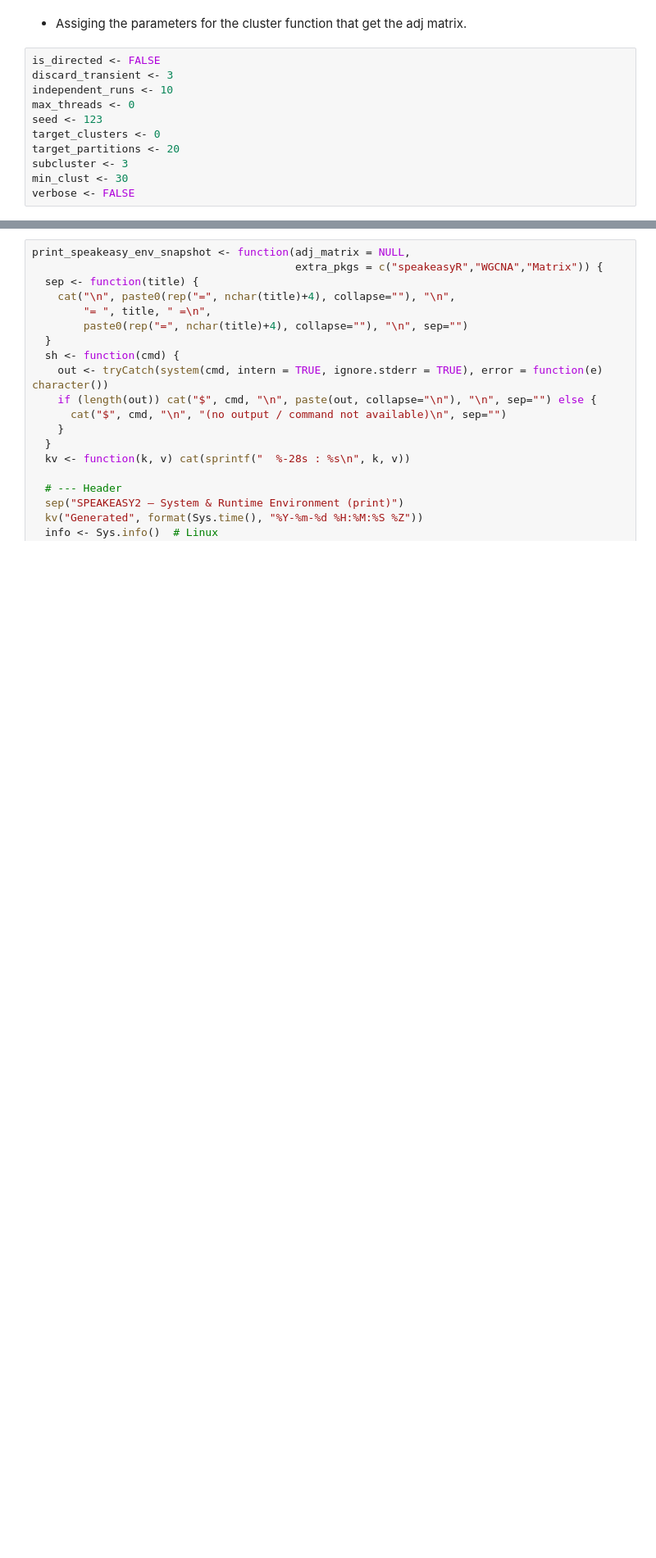
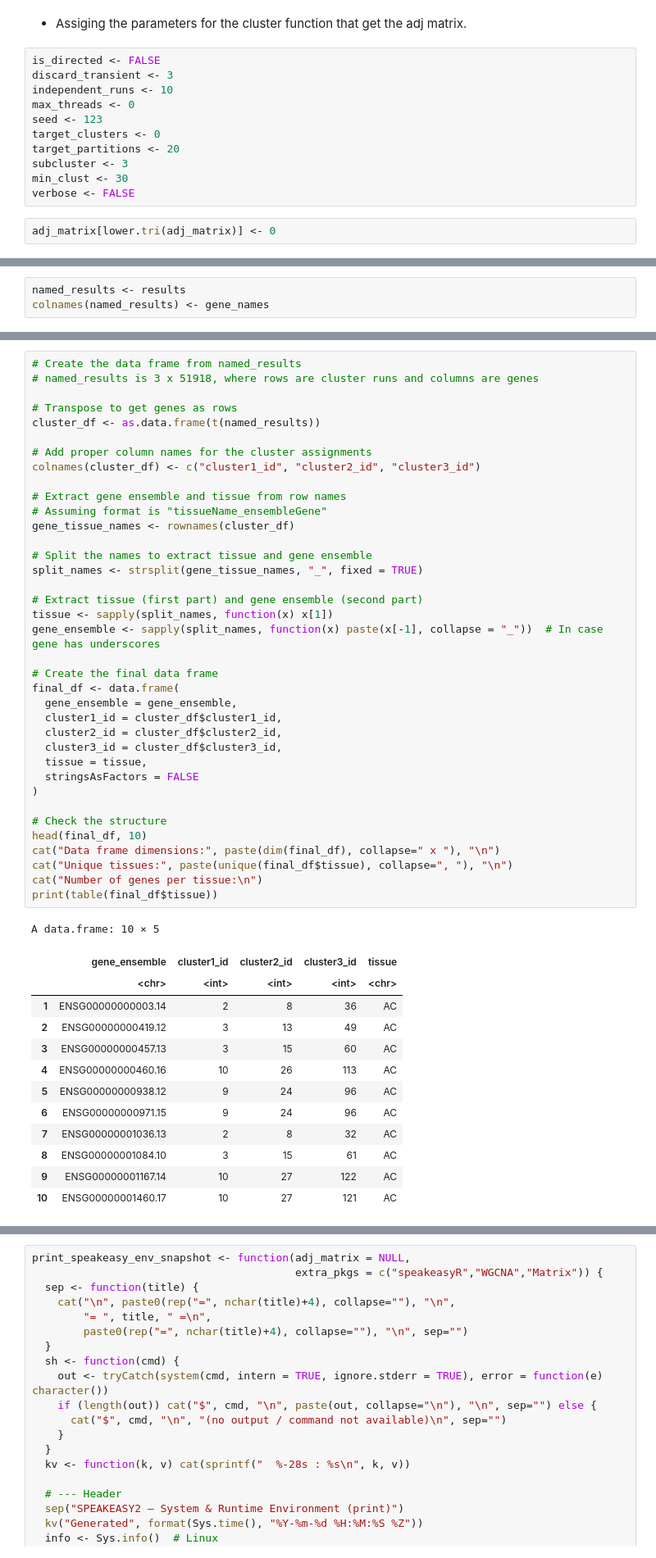
Before and after one commit to edenede2/speakeasyR, a Jupyter notebook: SLabPL/longVectorFailureDoc.ipynb, the cells around one changed output, grey strips where cells are left out. Shown at 82% size. Drawn from its saved outputs; the diff is of its cells as text; blank space fills up the shorter version.

Commit message:
Ran the speakeasy2 after the bug of the longVectors exception, and the memory restirictions. We have the results of the 51918 genes in 3 clusters.

```diff
--- a/SLabPL/longVectorFailureDoc.ipynb
+++ b/SLabPL/longVectorFailureDoc.ipynb
@@ -72,6 +85,8 @@ target_partitions <- 20
 subcluster <- 3
 min_clust <- 30
 verbose <- FALSE
+# %%
+adj_matrix[lower.tri(adj_matrix)] <- 0
 # %%
 results <- speakeasyR::cluster(adj_matrix,
     discard_transient = discard_transient,
@@ -84,0 +111,3 @@ ERROR: Error in speakeasyR::cluster(adj_matrix, discard_transient = discard_tran
+# %%
+named_results <- results
+colnames(named_results) <- gene_names
@@ -84,0 +122,51 @@ ERROR: Error in speakeasyR::cluster(adj_matrix, discard_transient = discard_tran
+# %%
+# Create the data frame from named_results
+# named_results is 3 x 51918, where rows are cluster runs and columns are genes
+
+# Transpose to get genes as rows
+cluster_df <- as.data.frame(t(named_results))
+
+# Add proper column names for the cluster assignments
+colnames(cluster_df) <- c("cluster1_id", "cluster2_id", "cluster3_id")
+
+# Extract gene ensemble and tissue from row names
+# Assuming format is "tissueName_ensembleGene"
+gene_tissue_names <- rownames(cluster_df)
+
+# Split the names to extract tissue and gene ensemble
+split_names <- strsplit(gene_tissue_names, "_", fixed = TRUE)
+
+# Extract tissue (first part) and gene ensemble (second part)
+tissue <- sapply(split_names, function(x) x[1])
+gene_ensemble <- sapply(split_names, function(x) paste(x[-1], collapse = "_"))  # In case gene has underscores
+
+# Create the final data frame
+final_df <- data.frame(
+  gene_ensemble = gene_ensemble,
+  cluster1_id = cluster_df$cluster1_id,
+  cluster2_id = cluster_df$cluster2_id,
+  cluster3_id = cluster_df$cluster3_id,
+  tissue = tissue,
+  stringsAsFactors = FALSE
+)
+
+# Check the structure
+head(final_df, 10)
+cat("Data frame dimensions:", paste(dim(final_df), collapse=" x "), "\n")
+cat("Unique tissues:", paste(unique(final_df$tissue), collapse=", "), "\n")
+cat("Number of genes per tissue:\n")
+print(table(final_df$tissue))
+# %% [output]
+A data.frame: 10 × 5
+|  | gene_ensemble | cluster1_id | cluster2_id | cluster3_id | tissue |
+|  | <chr> | <int> | <int> | <int> | <chr> |
+| 1 | ENSG00000000003.14 | 2 | 8 | 36 | AC |
+| 2 | ENSG00000000419.12 | 3 | 13 | 49 | AC |
+| 3 | ENSG00000000457.13 | 3 | 15 | 60 | AC |
+| 4 | ENSG00000000460.16 | 10 | 26 | 113 | AC |
+| 5 | ENSG00000000938.12 | 9 | 24 | 96 | AC |
+| 6 | ENSG00000000971.15 | 9 | 24 | 96 | AC |
+| 7 | ENSG00000001036.13 | 2 | 8 | 32 | AC |
+| 8 | ENSG00000001084.10 | 3 | 15 | 61 | AC |
+| 9 | ENSG00000001167.14 | 10 | 27 | 122 | AC |
+| 10 | ENSG00000001460.17 | 10 | 27 | 121 | AC |
```
Also changed, not shown: parts of 8 cells of this notebook, 2 other files.
